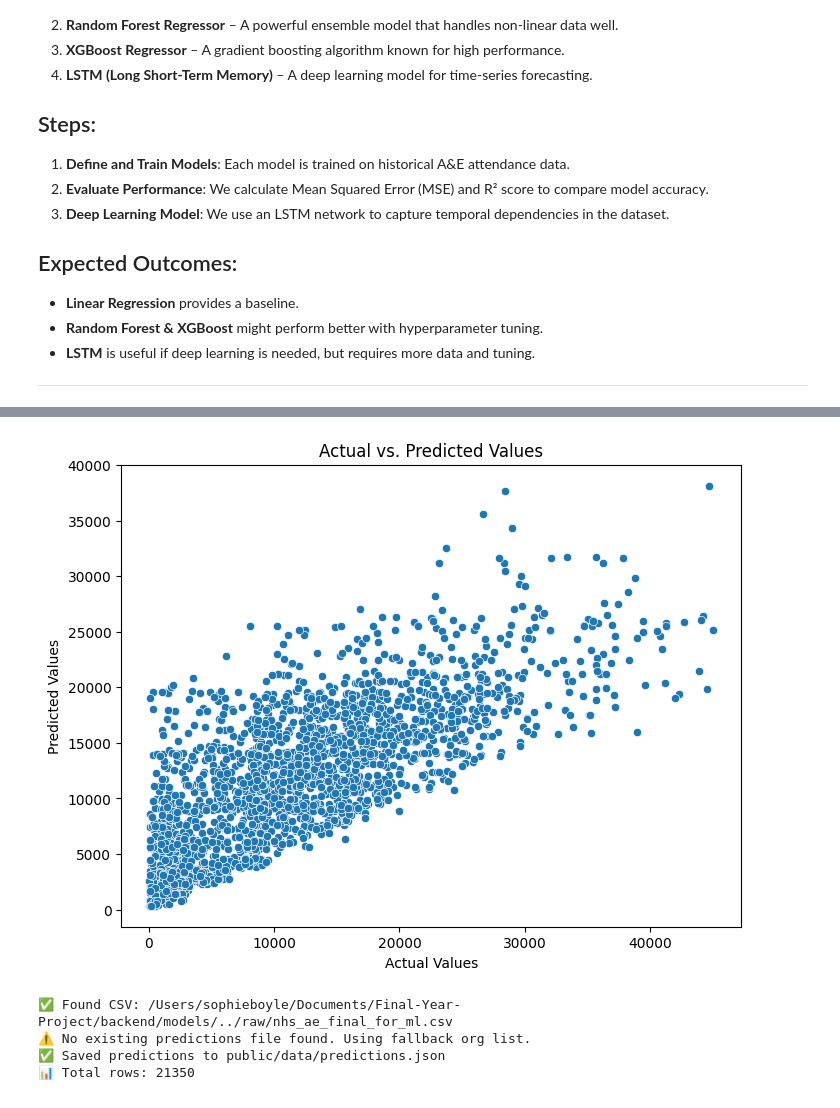
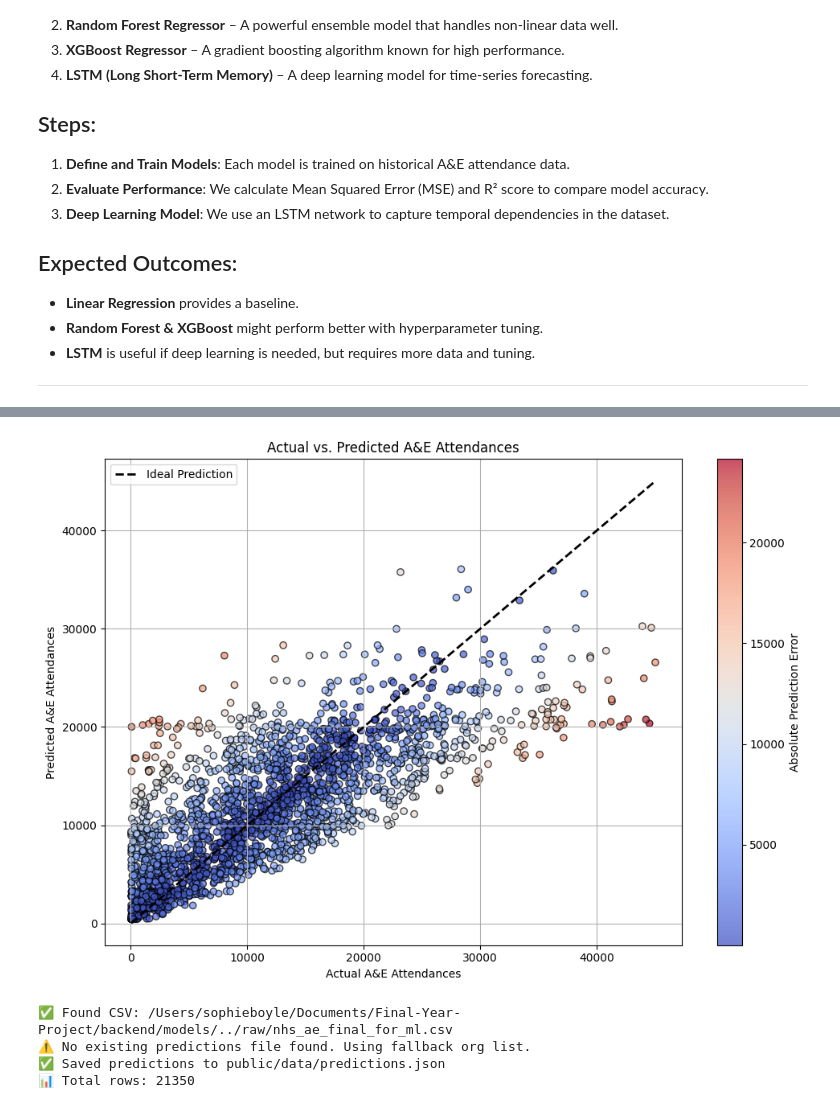
Before and after one commit to sophieboyle1/Final-Year-Project, a Jupyter notebook: backend/models/predictions.ipynb, the cells around one changed output, grey strips where cells are left out. Drawn from its saved outputs; the diff is of its cells as text; code cells hidden in the pictures.

```diff
--- a/backend/models/predictions.ipynb
+++ b/backend/models/predictions.ipynb
@@ -692,14 +697,34 @@ plt.show()
-# %%
-import seaborn as sns
-
-plt.figure(figsize=(8, 6))
-sns.scatterplot(x=y_test, y=y_pred_rf_reduced)
-plt.xlabel("Actual Values")
-plt.ylabel("Predicted Values")
-plt.title("Actual vs. Predicted Values")
-plt.show()
-# %% [output]
-[figure, removed]
+# %%
+# Calculate absolute error
+errors = np.abs(y_test - y_pred_rf_reduced)
+
+plt.figure(figsize=(10, 7))
+scatter = plt.scatter(
+    y_test,
+    y_pred_rf_reduced,
+    c=errors,
+    cmap='coolwarm',
+    edgecolors='black',
+    alpha=0.7
+)
+
+# Plot the ideal prediction line
+plt.plot(
+    [y_test.min(), y_test.max()],
+    [y_test.min(), y_test.max()],
+    'k--', linewidth=2, label='Ideal Prediction'
+)
+
+plt.xlabel("Actual A&E Attendances")
+plt.ylabel("Predicted A&E Attendances")
+plt.title("Actual vs. Predicted A&E Attendances")
+plt.colorbar(scatter, label='Absolute Prediction Error')
+plt.legend()
+plt.grid(True)
+plt.tight_layout()
+plt.show()
+# %% [output]
+[figure, added]
 # %%
 import pandas as pd
 import numpy as np
```
Also changed, not shown: parts of 10 cells of this notebook, 7 other files.
